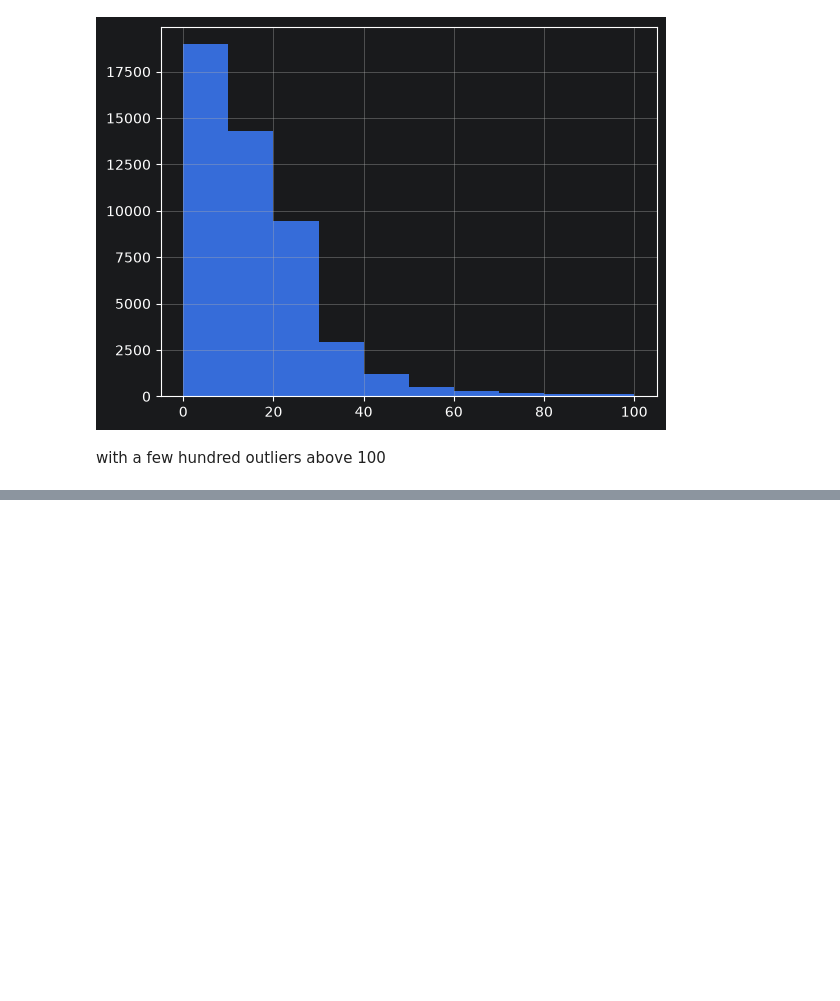
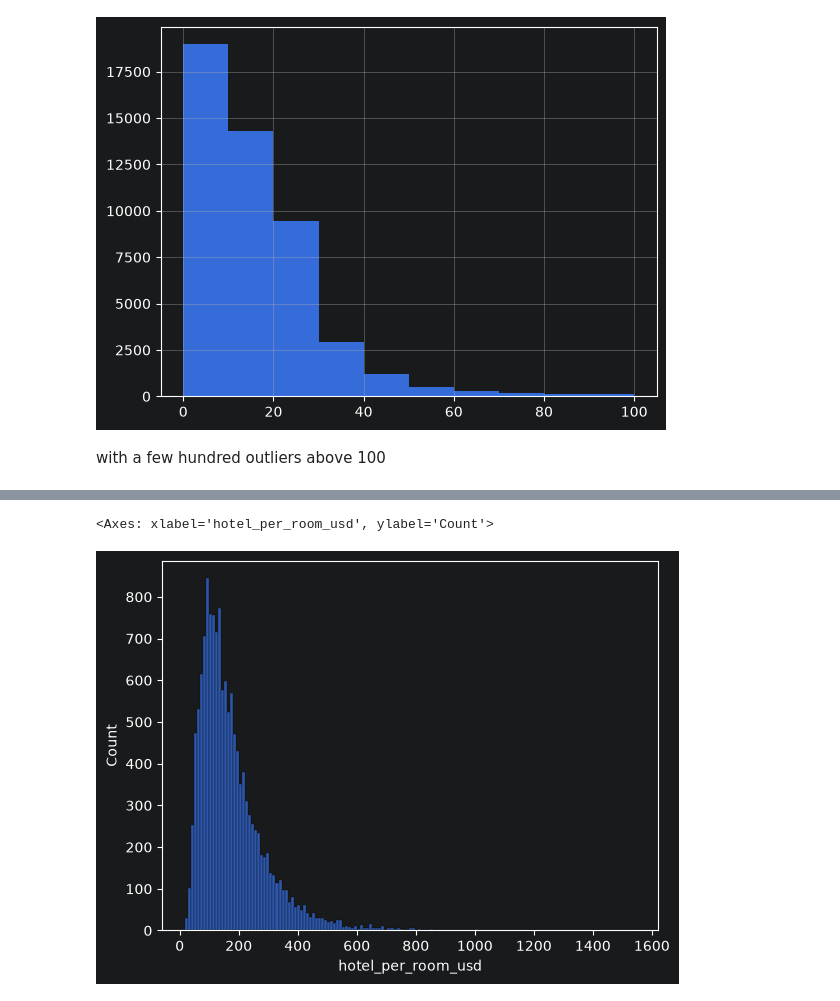
Before and after one commit to ka-katrin/TravelTide_Clustering, a Jupyter notebook: EDA.ipynb, the cells around one changed output, grey strips where cells are left out. Saved outputs shown, nothing was run; the diff lists cells and outputs as text; code cells hidden in the pictures; blank space fills up the shorter version.

```diff
--- a/EDA.ipynb
+++ b/EDA.ipynb
@@ -81,0 +184,5 @@ with a few hundred outliers above 100
+# %%
+sns.histplot(hotels,x="hotel_per_room_usd")
+# %% [output]
+<Axes: xlabel='hotel_per_room_usd', ylabel='Count'>
+[figure, added]
```
Also changed, not shown: parts of 31 cells of this notebook.
